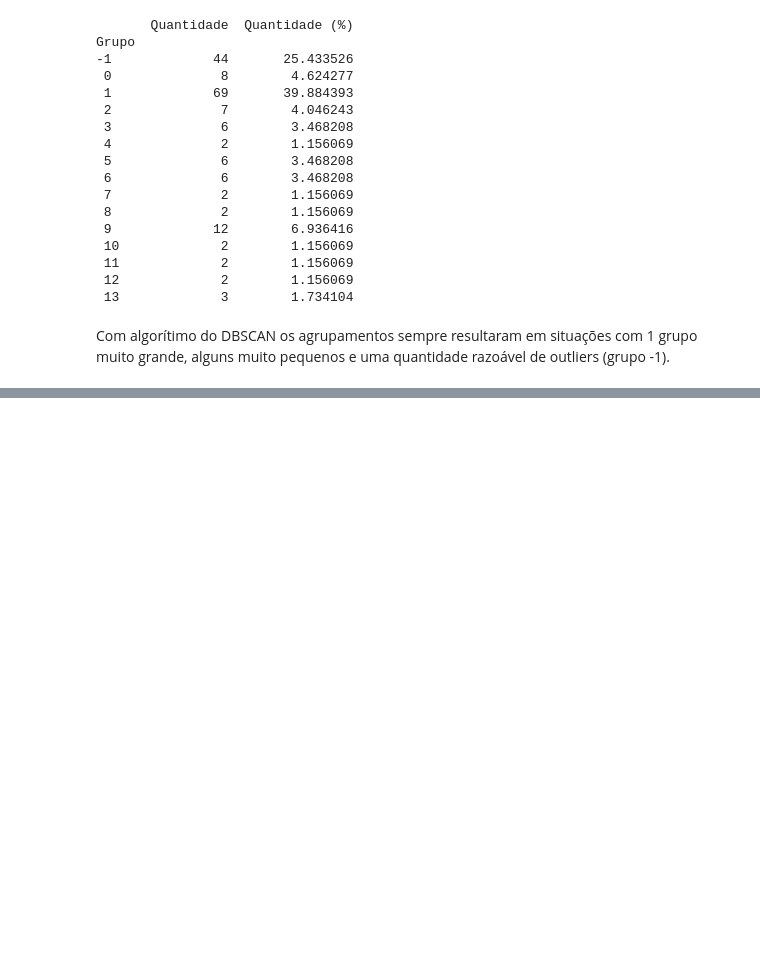
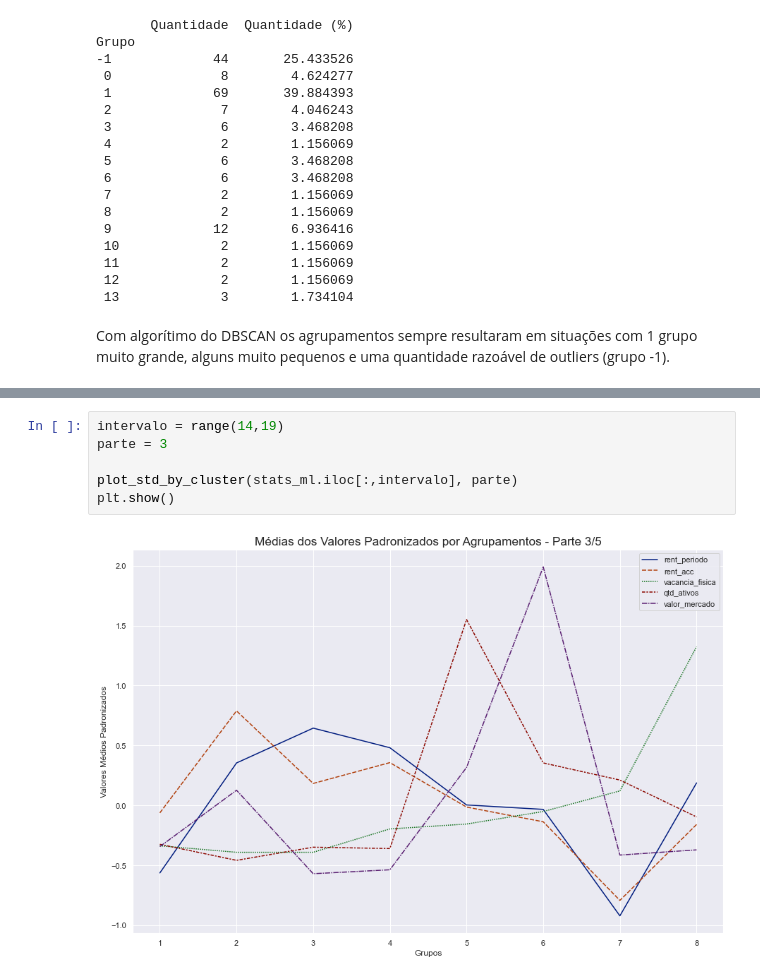
Before and after one commit to osouzadaniel/FII_Clustering, a Jupyter notebook: clustering.ipynb, the cells around one changed output, grey strips where cells are left out. Saved outputs shown, nothing was run; the diff lists cells and outputs as text; blank space fills up the shorter version.

```diff
--- a/clustering.ipynb
+++ b/clustering.ipynb
@@ -552,0 +665,8 @@ Com algorítimo do DBSCAN os agrupamentos sempre resultaram em situações com 1
+# %%
+intervalo = range(14,19)
+parte = 3
+
+plot_std_by_cluster(stats_ml.iloc[:,intervalo], parte)
+plt.show()
+# %% [output]
+[figure, added]
```
Also changed, not shown: parts of 24 cells of this notebook, 1 other file.
